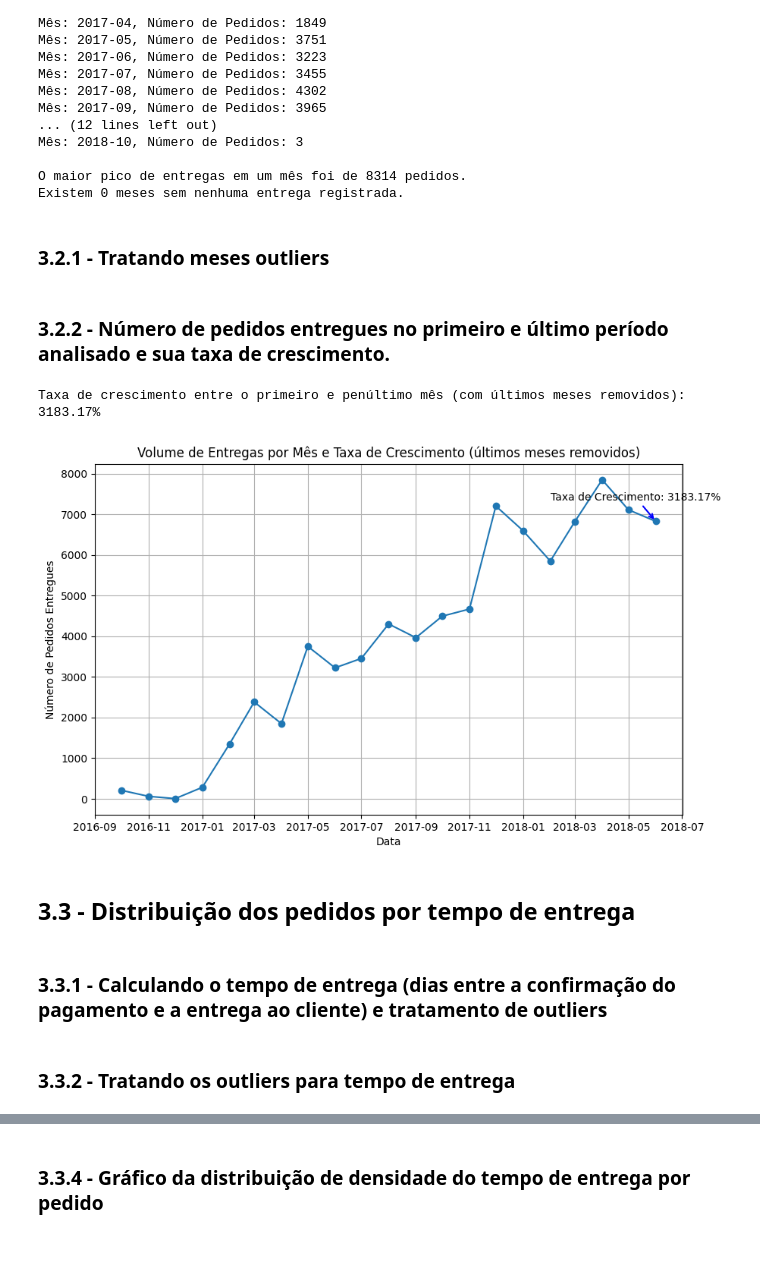
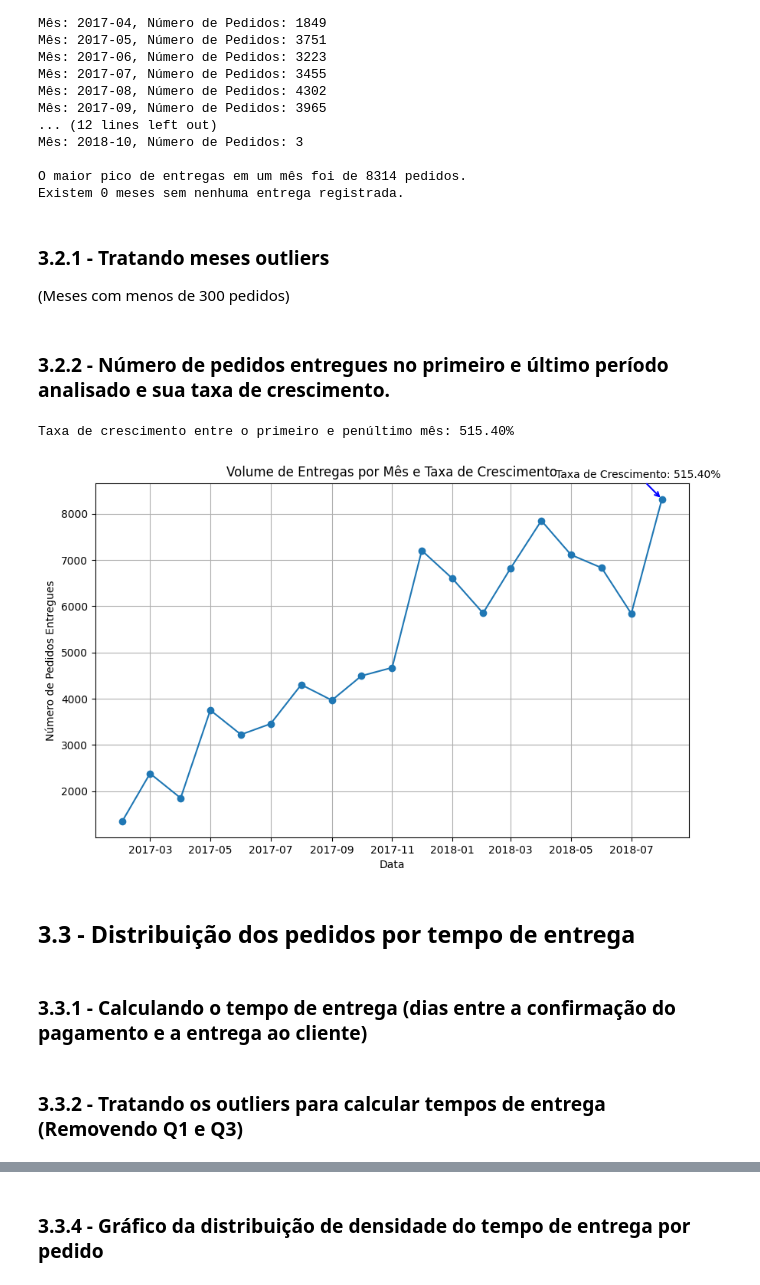
Before and after one commit to datajoedata/e-Commerce-Sales-Analysis-Target-Brazil, a Jupyter notebook: Análise_exploratória_vendas_e_commerce.ipynb, the cells around one changed output, grey strips where cells are left out. Cells and saved outputs as stored; diff of their text form; code cells hidden in the pictures; blank space fills up the shorter version.

```diff
--- a/Análise_exploratória_vendas_e_commerce.ipynb
+++ b/Análise_exploratória_vendas_e_commerce.ipynb
@@ -561,3 +561,4 @@ O maior pico de entregas em um mês foi de 8314 pedidos.
 Existem 0 meses sem nenhuma entrega registrada.
 # %% [markdown]
 ### 3.2.1 - Tratando meses outliers
+(Meses com menos de 300 pedidos)
@@ -566,41 +565,50 @@ pedidos_por_mes_filtrado = pedidos_por_mes[pedidos_por_mes['num_pedidos'] >= 300
+# %%
+# Certificar que a coluna 'order_delivered_customer_date' está no formato datetime
+pedidos_df['order_delivered_customer_date'] = pd.to_datetime(pedidos_df['order_delivered_customer_date'], errors='coerce')
+
+# Calcular os meses válidos com base no número de pedidos (exemplo: meses com mais de 300 pedidos)
+pedidos_por_mes = pedidos_df.groupby(pedidos_df['order_delivered_customer_date'].dt.to_period('M')).size().reset_index(name='num_pedidos')
+
+# Definir a regra para meses válidos (exemplo: meses com mais de 300 pedidos)
+meses_validos = pedidos_por_mes[pedidos_por_mes['num_pedidos'] >= 300]['order_delivered_customer_date'].astype(str).tolist()
+
+# Filtrar o DataFrame 'pedidos_df' para conter apenas os meses válidos
+pedidos_df_filtrado = pedidos_df[pedidos_df['order_delivered_customer_date'].dt.to_period('M').astype(str).isin(meses_validos)]
 # %% [markdown]
 ### 3.2.2 - Número de pedidos entregues no primeiro e último período analisado e sua taxa de crescimento.
 # %%
-# Agrupar os pedidos por mês para contar o número de pedidos entregues
-pedidos_por_mes_filtrado = pedidos_df.groupby(pedidos_df['order_delivered_customer_date'].dt.to_period('M')).size().reset_index(name='num_pedidos')
+# Agrupar os pedidos por mês usando o DataFrame já filtrado
+pedidos_por_mes_filtrado = pedidos_df_filtrado.groupby(pedidos_df_filtrado['order_delivered_customer_date'].dt.to_period('M')).size().reset_index(name='num_pedidos')
 
 # Converter o período para uma data, para facilitar a visualização
-pedidos_por_mes['order_delivered_customer_date'] = pedidos_por_mes_filtrado['order_delivered_customer_date'].dt.to_timestamp()
-
-# Remover os últimos meses que têm dados incompatíveis (exemplo: últimos 3 meses)
-pedidos_por_mes_filtrado = pedidos_por_mes[:-2]
+pedidos_por_mes_filtrado['order_delivered_customer_date'] = pedidos_por_mes_filtrado['order_delivered_customer_date'].dt.to_timestamp()
 
 # Calcular a taxa de crescimento das entregas entre a primeira e a última data
 taxa_crescimento = (pedidos_por_mes_filtrado['num_pedidos'].iloc[-1] - pedidos_por_mes_filtrado['num_pedidos'].iloc[0]) / pedidos_por_mes_filtrado['num_pedidos'].iloc[0] * 100
-print(f"Taxa de crescimento entre o primeiro e penúltimo mês): {taxa_crescimento:.2f}%")
+print(f"Taxa de crescimento entre o primeiro e penúltimo mês: {taxa_crescimento:.2f}%")
 
 # Criar o gráfico de linhas mostrando o número de pedidos entregues por mês
 plt.figure(figsize=(10, 6))
 plt.plot(pedidos_por_mes_filtrado['order_delivered_customer_date'], pedidos_por_mes_filtrado['num_pedidos'], marker='o')
 plt.title('Volume de Entregas por Mês e Taxa de Crescimento')
 plt.xlabel('Data')
 plt.ylabel('Número de Pedidos Entregues')
 plt.grid(True)
 
 # Adicionar a taxa de crescimento ao gráfico como anotação
 plt.annotate(f'Taxa de Crescimento: {taxa_crescimento:.2f}%',
              xy=(pedidos_por_mes_filtrado['order_delivered_customer_date'].iloc[-1], pedidos_por_mes_filtrado['num_pedidos'].iloc[-1]),
              xytext=(-100, 20), textcoords='offset points',
              arrowprops=dict(arrowstyle='->', lw=1.5, color='blue'))
 
 plt.show()
 # %% [output]
-Taxa de crescimento entre o primeiro e penúltimo mês (com últimos meses removidos): 3183.17%
+Taxa de crescimento entre o primeiro e penúltimo mês: 515.40%
-[figure, old version]
+[figure, new version]
 # %% [markdown]
 ## 3.3 - Distribuição dos pedidos por tempo de entrega
 # %% [markdown]
-### 3.3.1 - Calculando o tempo de entrega (dias entre a confirmação do pagamento e a entrega ao cliente) e tratamento de outliers
+### 3.3.1 - Calculando o tempo de entrega (dias entre a confirmação do pagamento e a entrega ao cliente)
 # %% [markdown]
-### 3.3.2 - Tratando os outliers para tempo de entrega
+### 3.3.2 - Tratando os outliers para calcular tempos de entrega (Removendo Q1 e Q3)
 # %%
```
Also changed, not shown: parts of 35 cells of this notebook.
